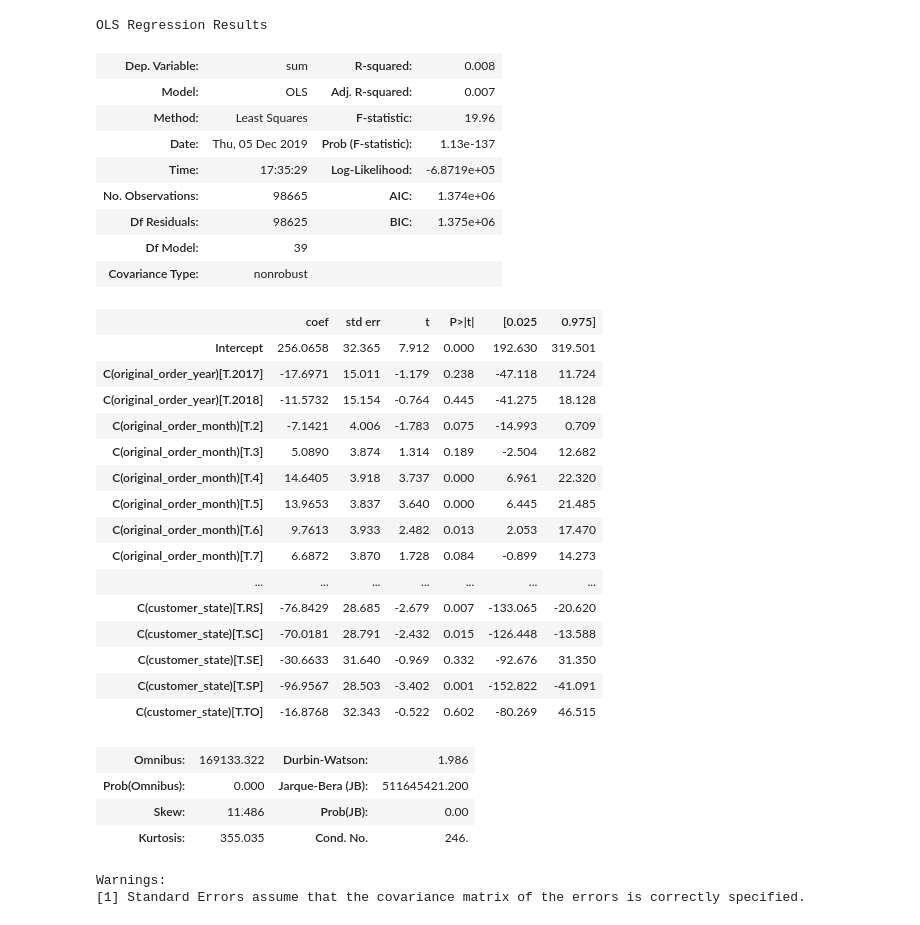
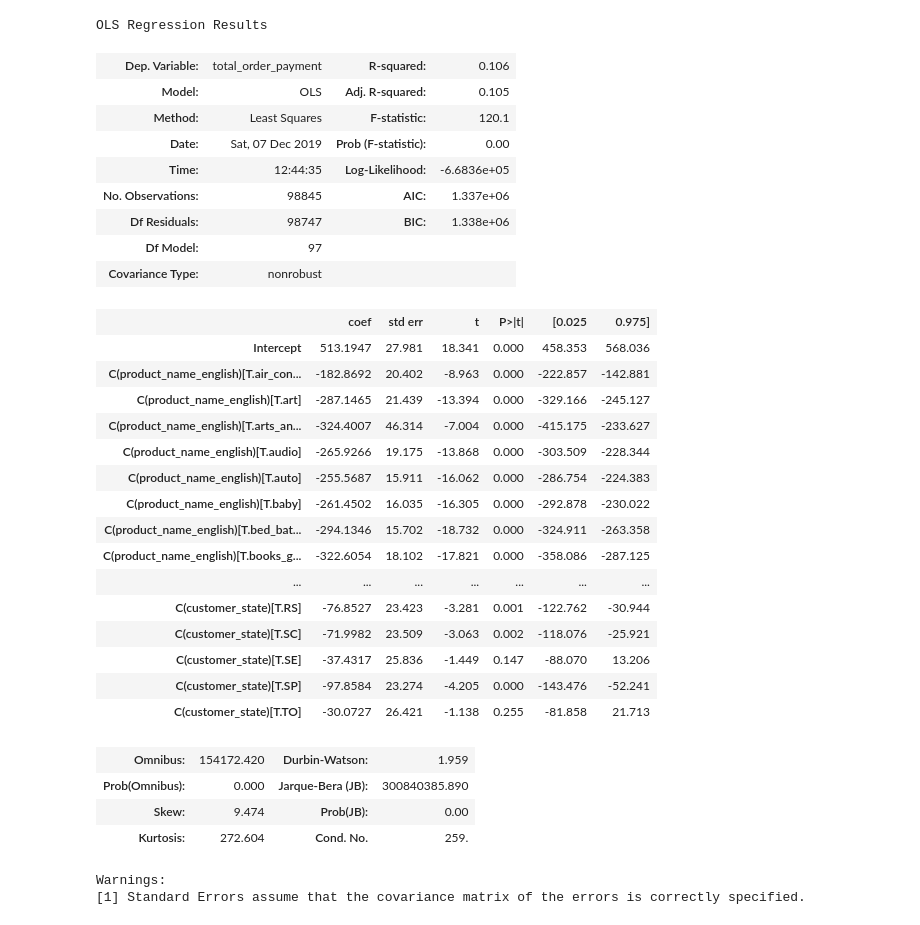
Before and after one commit to Carlene/olist_project, a Jupyter notebook: six_months.ipynb, the cells around one changed output. Saved outputs shown, nothing was run; the diff lists cells and outputs as text; code cells hidden in the pictures.

```diff
--- a/six_months.ipynb
+++ b/six_months.ipynb
@@ -34,0 +63,3 @@ Name: customer_unique_id, Length: 95419, dtype: int64
+# %%
+customers_bought = pd.merge(left= olist_sixmonths, right= products, left_on= 'order_id', right_on= 'order_id')
+customers_bought.info()
@@ -34,0 +83,3 @@ Name: customer_unique_id, Length: 95419, dtype: int64
+# %%
+products_bought = customers_bought.drop(columns=['product_id'])
+products_bought.info()
@@ -34,0 +102,3 @@ Name: customer_unique_id, Length: 95419, dtype: int64
+# %%
+products_bought["product_name_counts"]= products_bought.groupby(['customer_unique_id'])['product_name_english'].transform('count')
+products_bought.head()
@@ -34,0 +112,3 @@ Name: customer_unique_id, Length: 95419, dtype: int64
+# %%
+products_bought.drop_duplicates(inplace=True)
+products_bought.head()
@@ -35,38 +336,38 @@ Name: customer_unique_id, Length: 95419, dtype: int64
 # %%
-formula = 'sum ~ C(original_order_year) + C(original_order_month)+ C(customer_state)'
+formula = 'total_order_payment ~ C(product_name_english) + C(customer_state)'
 
-fitted_model = smf.ols(formula=formula, data=olist).fit()
+fitted_model = smf.ols(formula=formula, data=products_bought).fit()
 fitted_model.summary()
 # %% [output]
 OLS Regression Results
-| Dep. Variable: | sum | R-squared: | 0.008 |
-| Model: | OLS | Adj. R-squared: | 0.007 |
-| Method: | Least Squares | F-statistic: | 19.96 |
-| Date: | Thu, 05 Dec 2019 | Prob (F-statistic): | 1.13e-137 |
-| Time: | 17:35:29 | Log-Likelihood: | -6.8719e+05 |
-| No. Observations: | 98665 | AIC: | 1.374e+06 |
-| Df Residuals: | 98625 | BIC: | 1.375e+06 |
-| Df Model: | 39 |  |  |
+| Dep. Variable: | total_order_payment | R-squared: | 0.106 |
+| Model: | OLS | Adj. R-squared: | 0.105 |
+| Method: | Least Squares | F-statistic: | 120.1 |
+| Date: | Sat, 07 Dec 2019 | Prob (F-statistic): | 0.00 |
+| Time: | 12:44:35 | Log-Likelihood: | -6.6836e+05 |
+| No. Observations: | 98845 | AIC: | 1.337e+06 |
+| Df Residuals: | 98747 | BIC: | 1.338e+06 |
+| Df Model: | 97 |  |  |
 | Covariance Type: | nonrobust |  |  |
 |  | coef | std err | t | P>|t| | [0.025 | 0.975] |
-| Intercept | 256.0658 | 32.365 | 7.912 | 0.000 | 192.630 | 319.501 |
-| C(original_order_year)[T.2017] | -17.6971 | 15.011 | -1.179 | 0.238 | -47.118 | 11.724 |
-| C(original_order_year)[T.2018] | -11.5732 | 15.154 | -0.764 | 0.445 | -41.275 | 18.128 |
-| C(original_order_month)[T.2] | -7.1421 | 4.006 | -1.783 | 0.075 | -14.993 | 0.709 |
-| C(original_order_month)[T.3] | 5.0890 | 3.874 | 1.314 | 0.189 | -2.504 | 12.682 |
-| C(original_order_month)[T.4] | 14.6405 | 3.918 | 3.737 | 0.000 | 6.961 | 22.320 |
-| C(original_order_month)[T.5] | 13.9653 | 3.837 | 3.640 | 0.000 | 6.445 | 21.485 |
-| C(original_order_month)[T.6] | 9.7613 | 3.933 | 2.482 | 0.013 | 2.053 | 17.470 |
-| C(original_order_month)[T.7] | 6.6872 | 3.870 | 1.728 | 0.084 | -0.899 | 14.273 |
+| Intercept | 513.1947 | 27.981 | 18.341 | 0.000 | 458.353 | 568.036 |
+| C(product_name_english)[T.air_con... | -182.8692 | 20.402 | -8.963 | 0.000 | -222.857 | -142.881 |
+| C(product_name_english)[T.art] | -287.1465 | 21.439 | -13.394 | 0.000 | -329.166 | -245.127 |
+| C(product_name_english)[T.arts_an... | -324.4007 | 46.314 | -7.004 | 0.000 | -415.175 | -233.627 |
+| C(product_name_english)[T.audio] | -265.9266 | 19.175 | -13.868 | 0.000 | -303.509 | -228.344 |
+| C(product_name_english)[T.auto] | -255.5687 | 15.911 | -16.062 | 0.000 | -286.754 | -224.383 |
+| C(product_name_english)[T.baby] | -261.4502 | 16.035 | -16.305 | 0.000 | -292.878 | -230.022 |
+| C(product_name_english)[T.bed_bat... | -294.1346 | 15.702 | -18.732 | 0.000 | -324.911 | -263.358 |
+| C(product_name_english)[T.books_g... | -322.6054 | 18.102 | -17.821 | 0.000 | -358.086 | -287.125 |
 | ... | ... | ... | ... | ... | ... | ... |
-| C(customer_state)[T.RS] | -76.8429 | 28.685 | -2.679 | 0.007 | -133.065 | -20.620 |
-| C(customer_state)[T.SC] | -70.0181 | 28.791 | -2.432 | 0.015 | -126.448 | -13.588 |
-| C(customer_state)[T.SE] | -30.6633 | 31.640 | -0.969 | 0.332 | -92.676 | 31.350 |
-| C(customer_state)[T.SP] | -96.9567 | 28.503 | -3.402 | 0.001 | -152.822 | -41.091 |
-| C(customer_state)[T.TO] | -16.8768 | 32.343 | -0.522 | 0.602 | -80.269 | 46.515 |
+| C(customer_state)[T.RS] | -76.8527 | 23.423 | -3.281 | 0.001 | -122.762 | -30.944 |
+| C(customer_state)[T.SC] | -71.9982 | 23.509 | -3.063 | 0.002 | -118.076 | -25.921 |
+| C(customer_state)[T.SE] | -37.4317 | 25.836 | -1.449 | 0.147 | -88.070 | 13.206 |
+| C(customer_state)[T.SP] | -97.8584 | 23.274 | -4.205 | 0.000 | -143.476 | -52.241 |
+| C(customer_state)[T.TO] | -30.0727 | 26.421 | -1.138 | 0.255 | -81.858 | 21.713 |
-| Omnibus: | 169133.322 | Durbin-Watson: | 1.986 |
-| Prob(Omnibus): | 0.000 | Jarque-Bera (JB): | 511645421.200 |
-| Skew: | 11.486 | Prob(JB): | 0.00 |
-| Kurtosis: | 355.035 | Cond. No. | 246. |
+| Omnibus: | 154172.420 | Durbin-Watson: | 1.959 |
+| Prob(Omnibus): | 0.000 | Jarque-Bera (JB): | 300840385.890 |
+| Skew: | 9.474 | Prob(JB): | 0.00 |
+| Kurtosis: | 272.604 | Cond. No. | 259. |
 Warnings:
 [1] Standard Errors assume that the covariance matrix of the errors is correctly specified.
```
Also changed, not shown: parts of 26 cells of this notebook, 5 other files.
